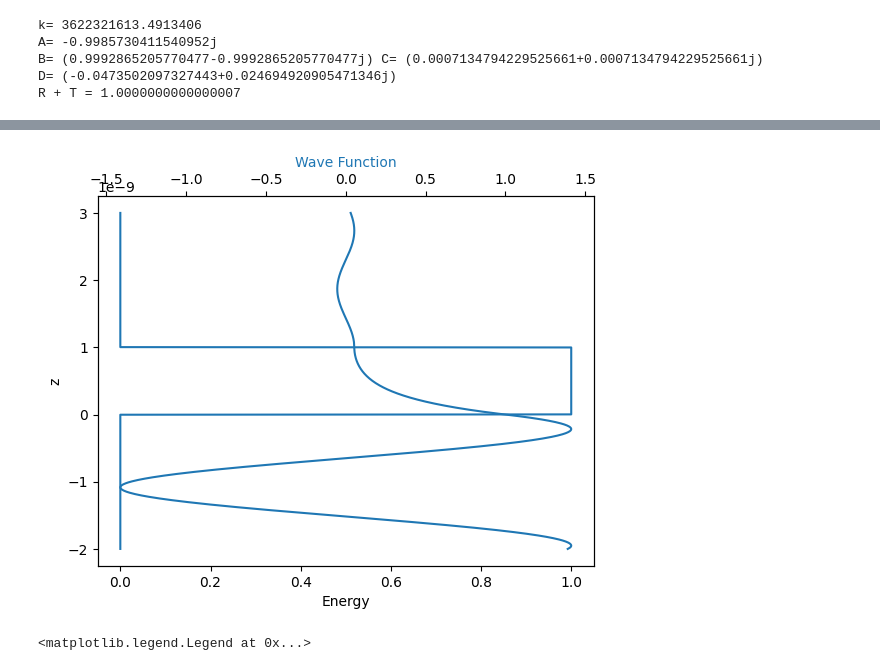
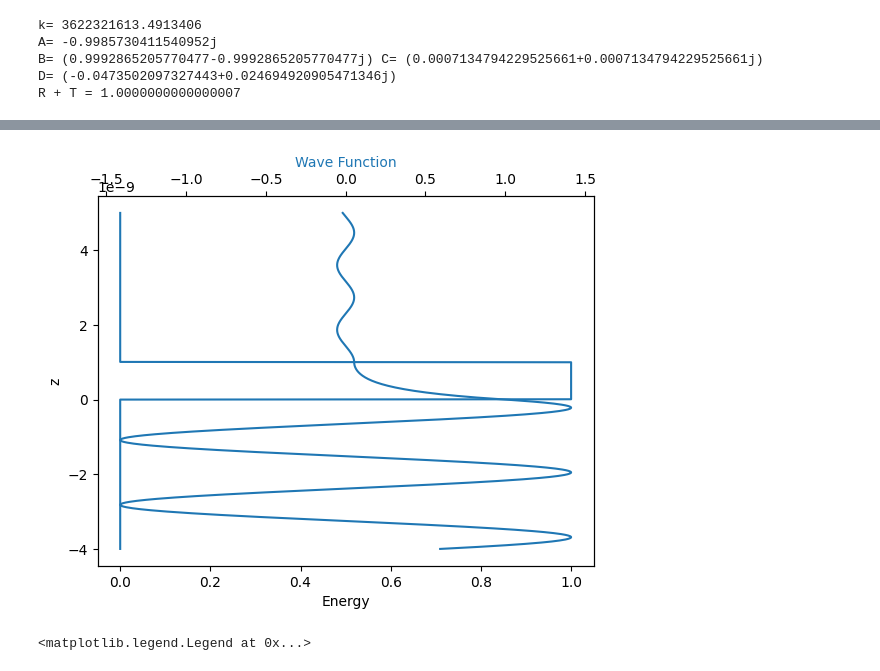
Before and after one commit to MariyaSV78/notebook_STM, a Jupyter notebook: STM/STM.ipynb, the cells around one changed output, grey strips where cells are left out. Cells and saved outputs as stored; diff of their text form; code cells hidden in the pictures.

Commit message:
fix figure

```diff
--- a/STM/STM.ipynb
+++ b/STM/STM.ipynb
@@ -148,6 +148,15 @@ import matplotlib.pyplot as plt
 
 # Define the conditions for energy dependency
 def barrier_energy_dependency(z, d):
+    out = np.zeros_like(z)
+    cond = z <= 0
+    out[cond] = 0
+    cond = np.logical_and(z > 0,  z < d)
+    out[cond] = U
+    cond = z >= d
+    out[cond] = 0
+    return out
+
     if z <= 0:
         return 0
     elif 0 < z < d:
@@ -156,45 +165,47 @@ def barrier_energy_dependency(z, d):
         return 0
 
 # Define the conditions for wave function dependency
-def wave_function_dependency(z, d):
-    if z <= 0:
-        return np.exp(1j*k*z) + x[0]*np.exp(-1j*k*z)
-    elif 0 < z < d:
-        return x[1]*np.exp(-kappa*z) + x[2]*np.exp(kappa*z)
-    else:
-        return x[3]*np.exp(1j*k*z)
+def wave_function(z, d):
+    out = np.zeros_like(z, dtype=np.complex64)
+    cond = z <= 0
+    out[cond] = np.exp(1j*k*z[cond]) + x[0]*np.exp(-1j*k*z[cond])
+    cond = np.logical_and(z > 0,  z < d)
+    out[cond] = x[1]*np.exp(-kappa*z[cond]) + x[2]*np.exp(kappa*z[cond])
+    cond = z >= d
+    out[cond] = x[3]*np.exp(1j*k*z[cond])
+    return out
 
 
 # Vectorize the function to apply it element-wise to an array
 energy_dependency_vec = np.vectorize(barrier_energy_dependency)
 wf_dependency_vec = np.vectorize(wave_function_dependency)
 
 # Define the range of z values
-z = np.linspace(-2*d, 3*d, 1000)  # Adjust the range as needed
+z = np.linspace(-4*d, 5*d, 1000)  # Adjust the range as needed
 
 
 # Calculate the energy values for each z
 barrier_energy_values = energy_dependency_vec(z, d)
 wf_energy_values = wf_dependency_vec(z, d)
 # Plot the energy and wave function dependencies
 fig, ax1 = plt.subplots()
 
 ax1.set_ylabel('z')
 ax1.set_xlabel('Energy')
 ax1.plot(barrier_energy_values, z)
 ax1.tick_params(axis='y')
 
 ax2 = ax1.twiny()
 color = 'tab:blue'
 ax2.set_xlabel('Wave Function', color=color)
 ax2.plot(np.real(wf_energy_values),  z, color=color)#ax2.plot(np.abs(wf_energy_values)**2,  z, color=color)
 
 ax2.tick_params(axis='y', labelcolor=color)
 
 
 plt.show()
 # %% [output]
-[figure, old version]
+[figure, new version]
 # %%
 z = np.linspace(-3*d,(3+1)*d, 1000)
 phi = np.zeros_like(z, dtype=np.complex64)
```
Also changed, not shown: parts of 1 cell of this notebook.
